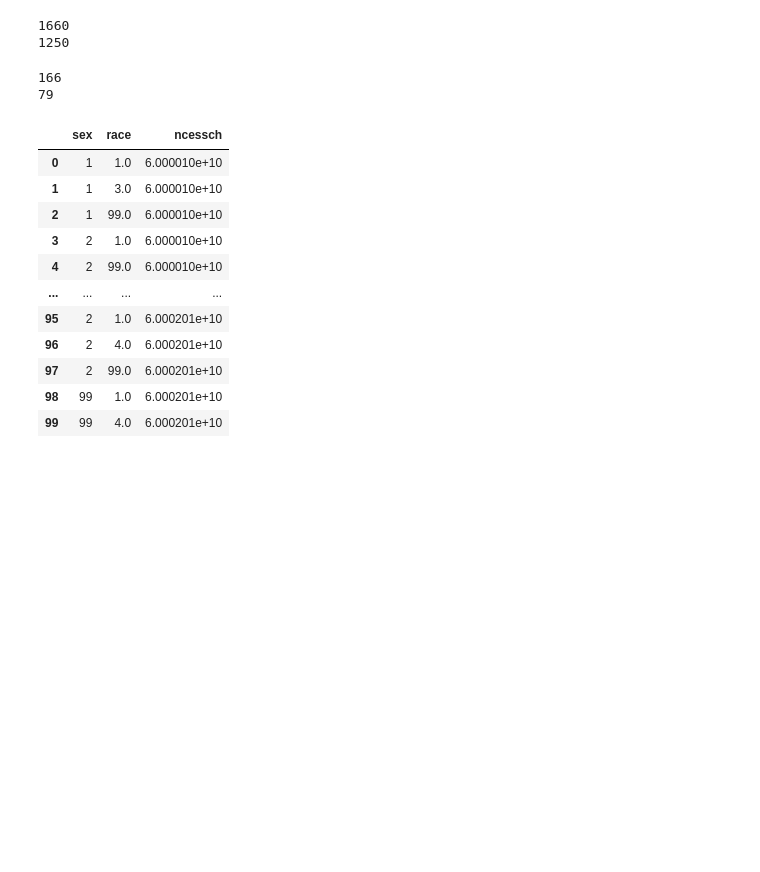
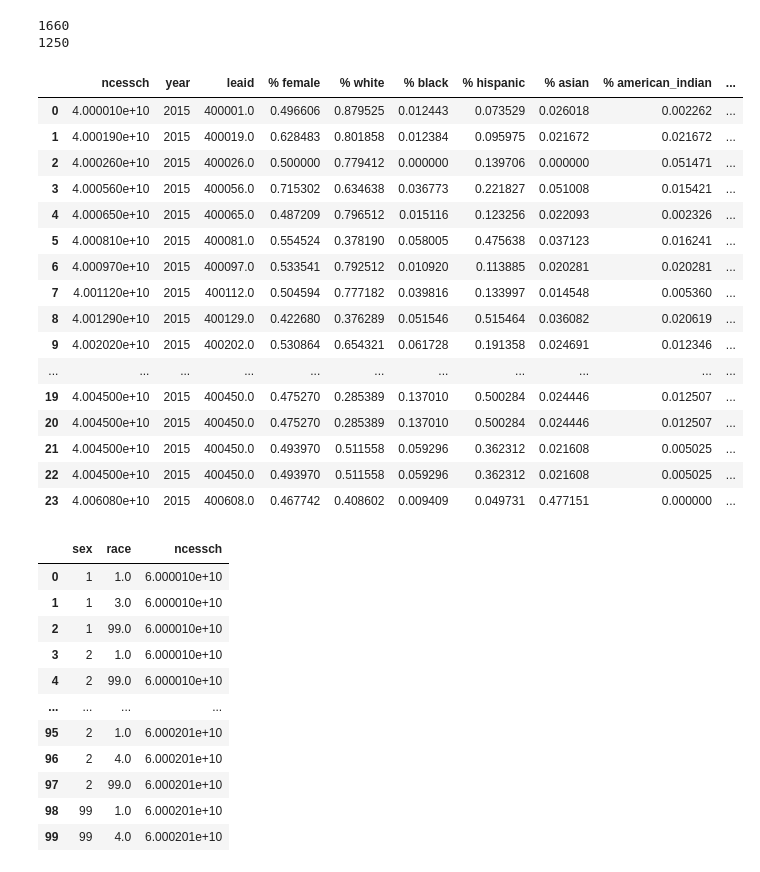
Before and after one commit to haytham918/fairness_ml, a Jupyter notebook: Initial.ipynb, the cells around one changed output. Saved outputs shown, nothing was run; the diff lists cells and outputs as text; code cells hidden in the pictures; blank space fills up the shorter version.

```diff
--- a/Initial.ipynb
+++ b/Initial.ipynb
@@ -145,38 +145,53 @@ def find_percentage(dataframe, score_df):
     american_indian_df = american_indian_df[['ncessch', '% american_indian']]
 
     native_hawaiian_df = merged_total_df[(merged_total_df['sex'] == 99) & (merged_total_df['race'] == 6)].copy()
     native_hawaiian_df['% native_hawaiian'] = native_hawaiian_df['enrollment_crdc'] / native_hawaiian_df['total_enrollment']
     native_hawaiian_df = native_hawaiian_df[['ncessch', '% native_hawaiian']]
 
     twoormore_races_df = merged_total_df[(merged_total_df['sex'] == 99) & (merged_total_df['race'] == 7)].copy()
     twoormore_races_df['% two_or_more_races'] = twoormore_races_df['enrollment_crdc'] / twoormore_races_df['total_enrollment']
     twoormore_races_df = twoormore_races_df[['ncessch', '% two_or_more_races']]
 
     merge_female_df = pd.merge(dataframe, female_df, on='ncessch')
     merge_white_df = pd.merge(merge_female_df, white_df, on='ncessch')
     merge_black_df = pd.merge(merge_white_df, black_df, on='ncessch')
     merge_hispanic_df = pd.merge(merge_black_df, hispanic_df, on='ncessch')
     merge_asian_df = pd.merge(merge_hispanic_df, asian_df, on='ncessch')
     merge_american_indian_df = pd.merge(merge_asian_df, american_indian_df, on='ncessch')
     merge_native_hawaiian_df = pd.merge(merge_american_indian_df, native_hawaiian_df, on='ncessch')
     merge_twoormorerace_df = pd.merge(merge_native_hawaiian_df, twoormore_races_df, on='ncessch')
     final_df = pd.merge(merge_twoormorerace_df, total_enroll, on='ncessch')
 
     final_df = final_df[(final_df['race'] == 99) & (final_df['sex'] == 99)]
     final_df = final_df.drop(columns=['race', 'sex', 'enrollment_crdc'])
     final_df = pd.merge(final_df, score_df, on='ncessch')
     year_col = final_df['year_y']
     final_df = final_df.drop(columns=['year_x', 'year_y'])
     final_df.insert(1, 'year', year_col)
     return final_df
 
 arizona_2011_info_df = find_percentage(arizona_enroll_2015, arizona_2015)
-arizona_2011_info_df.head(20)
-print(arizona_2011_info_df['ncessch'].nunique())
-print(arizona_2011_info_df['leaid'].nunique())
+arizona_2011_info_df.head(24)
+# print(arizona_2011_info_df['ncessch'].nunique())
+# print(arizona_2011_info_df['leaid'].nunique())
 # %% [output]
-166
-79
+|  | ncessch | year | leaid | % female | % white | % black | % hispanic | % asian | % american_indian | ... |
+| 0 | 4.000010e+10 | 2015 | 400001.0 | 0.496606 | 0.879525 | 0.012443 | 0.073529 | 0.026018 | 0.002262 | ... |
+| 1 | 4.000190e+10 | 2015 | 400019.0 | 0.628483 | 0.801858 | 0.012384 | 0.095975 | 0.021672 | 0.021672 | ... |
+| 2 | 4.000260e+10 | 2015 | 400026.0 | 0.500000 | 0.779412 | 0.000000 | 0.139706 | 0.000000 | 0.051471 | ... |
+| 3 | 4.000560e+10 | 2015 | 400056.0 | 0.715302 | 0.634638 | 0.036773 | 0.221827 | 0.051008 | 0.015421 | ... |
+| 4 | 4.000650e+10 | 2015 | 400065.0 | 0.487209 | 0.796512 | 0.015116 | 0.123256 | 0.022093 | 0.002326 | ... |
+| 5 | 4.000810e+10 | 2015 | 400081.0 | 0.554524 | 0.378190 | 0.058005 | 0.475638 | 0.037123 | 0.016241 | ... |
+| 6 | 4.000970e+10 | 2015 | 400097.0 | 0.533541 | 0.792512 | 0.010920 | 0.113885 | 0.020281 | 0.020281 | ... |
+| 7 | 4.001120e+10 | 2015 | 400112.0 | 0.504594 | 0.777182 | 0.039816 | 0.133997 | 0.014548 | 0.005360 | ... |
+| 8 | 4.001290e+10 | 2015 | 400129.0 | 0.422680 | 0.376289 | 0.051546 | 0.515464 | 0.036082 | 0.020619 | ... |
+| 9 | 4.002020e+10 | 2015 | 400202.0 | 0.530864 | 0.654321 | 0.061728 | 0.191358 | 0.024691 | 0.012346 | ... |
+| ... | ... | ... | ... | ... | ... | ... | ... | ... | ... | ... |
+| 19 | 4.004500e+10 | 2015 | 400450.0 | 0.475270 | 0.285389 | 0.137010 | 0.500284 | 0.024446 | 0.012507 | ... |
+| 20 | 4.004500e+10 | 2015 | 400450.0 | 0.475270 | 0.285389 | 0.137010 | 0.500284 | 0.024446 | 0.012507 | ... |
+| 21 | 4.004500e+10 | 2015 | 400450.0 | 0.493970 | 0.511558 | 0.059296 | 0.362312 | 0.021608 | 0.005025 | ... |
+| 22 | 4.004500e+10 | 2015 | 400450.0 | 0.493970 | 0.511558 | 0.059296 | 0.362312 | 0.021608 | 0.005025 | ... |
+| 23 | 4.006080e+10 | 2015 | 400608.0 | 0.467742 | 0.408602 | 0.009409 | 0.049731 | 0.477151 | 0.000000 | ... |
 # %%
 # Concat Data for training purpose
 # Planning to use 2011 and 2013 for training
```
